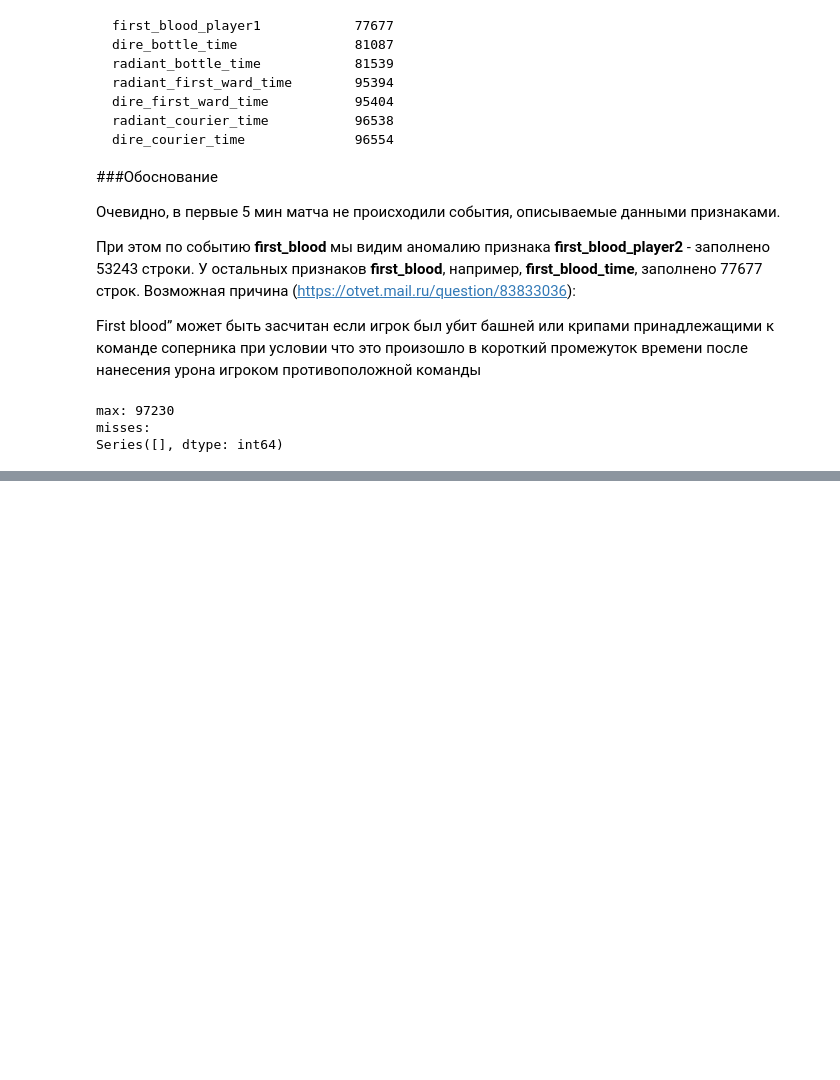
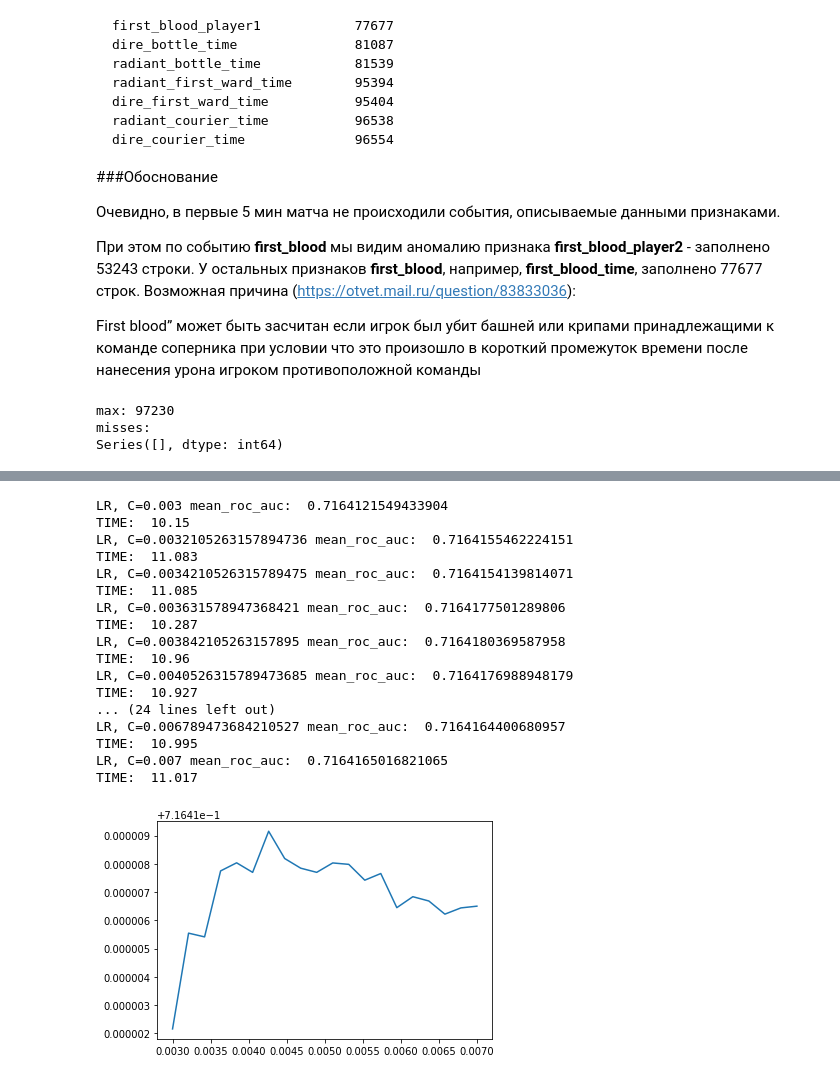
Before and after one commit to RomanShekhovtsov/ml-intro, a Jupyter notebook: 7 final/7_final.ipynb, the cells around one changed output, grey strips where cells are left out. Cells and saved outputs as stored; diff of their text form; code cells hidden in the pictures; blank space fills up the shorter version.

```diff
--- a/7 final/7_final.ipynb
+++ b/7 final/7_final.ipynb
@@ -201,0 +291,36 @@ scaled_features = scaler.fit_transform( features )
+# %%
+# Среди признаков в выборке есть категориальные, которые мы использовали
+# как числовые, что вряд ли является хорошей идеей.
+# Категориальных признаков в этой задаче одиннадцать:
+# lobby_type и r1_hero, r2_hero, ..., r5_hero, d1_hero, d2_hero, ..., d5_hero.
+# Уберите их из выборки, и проведите кросс-валидацию для логистической регрессии
+# на новой выборке с подбором лучшего параметра регуляризации.
+cat_fields = ['lobby_type', 'r1_hero', 'r2_hero', 'r3_hero','r4_hero','r5_hero',
+              'd1_hero', 'd2_hero', 'd3_hero', 'd4_hero', 'd5_hero' ]
+non_cat_features = features.drop( cat_fieds, 1)
+non_cat_features[:10]
+calc_linear_regression( non_cat_features )
+
+# Изменилось ли качество? Чем вы можете это объяснить?
+# C=0.004263157894736842 mean_roc_auc:  0.7164191550069081
+# качество незначительно выросло, за счет удаления категорийных признаков
+# модель не могла их использовать, они лишь вносили шум в результат.
+# %% [output]
+LR, C=0.003 mean_roc_auc:  0.7164121549433904
+TIME:  10.15
+LR, C=0.0032105263157894736 mean_roc_auc:  0.7164155462224151
+TIME:  11.083
+LR, C=0.0034210526315789475 mean_roc_auc:  0.7164154139814071
+TIME:  11.085
+LR, C=0.003631578947368421 mean_roc_auc:  0.7164177501289806
+TIME:  10.287
+LR, C=0.003842105263157895 mean_roc_auc:  0.7164180369587958
+TIME:  10.96
+LR, C=0.0040526315789473685 mean_roc_auc:  0.7164176988948179
+TIME:  10.927
+... (24 lines left out)
+LR, C=0.006789473684210527 mean_roc_auc:  0.7164164400680957
+TIME:  10.995
+LR, C=0.007 mean_roc_auc:  0.7164165016821065
+TIME:  11.017
+[figure, added]
```
Also changed, not shown: parts of 12 cells of this notebook.
